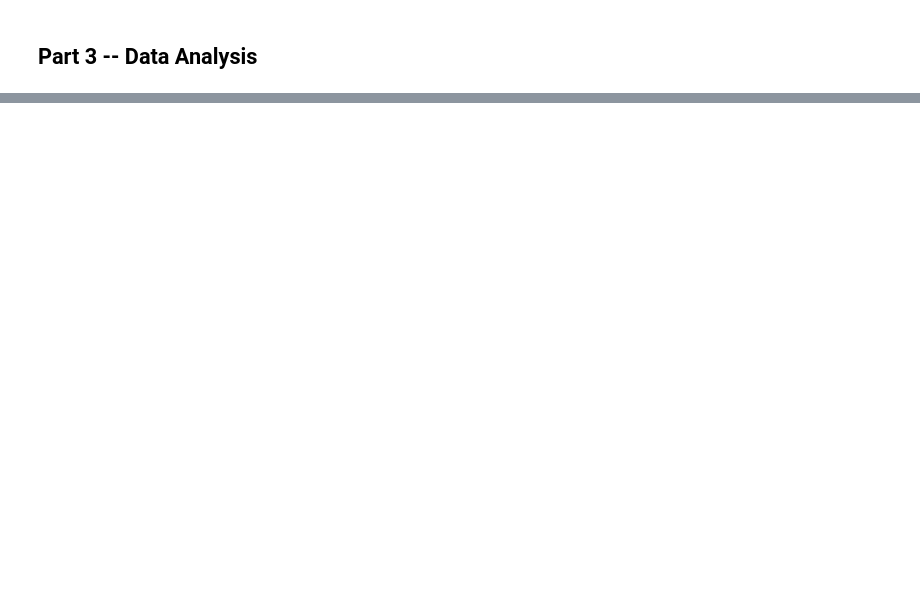
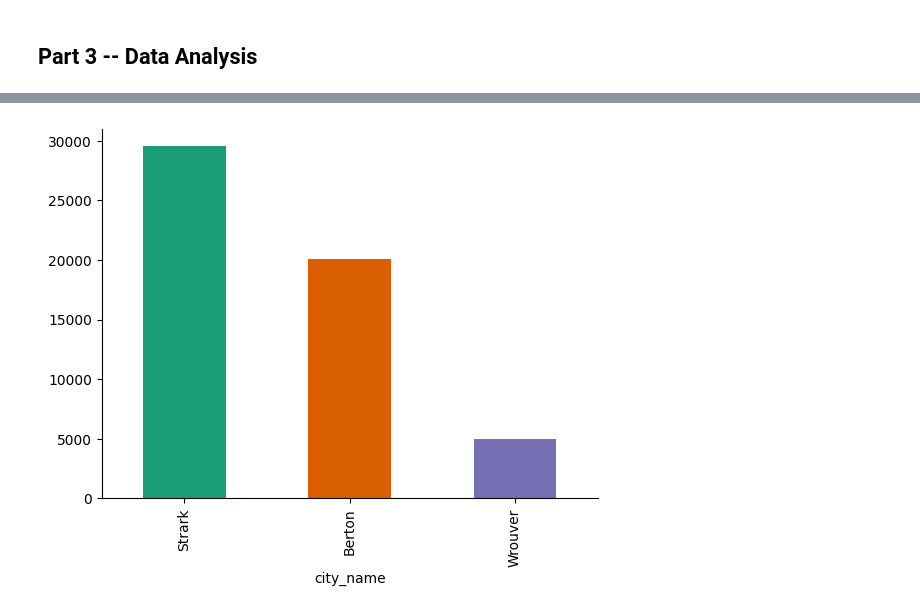
Before and after one commit to kcmeehan/InterviewQuery, a Jupyter notebook: uber_3/uber_3/takehomefile.ipynb, the cells around one changed output, grey strips where cells are left out. Cells and saved outputs as stored; diff of their text form; code cells hidden in the pictures; blank space fills up the shorter version.

```diff
--- a/uber_3/uber_3/takehomefile.ipynb
+++ b/uber_3/uber_3/takehomefile.ipynb
@@ -301,0 +379,5 @@ Final decision.
+# %%
+df.groupby('city_name').size().sort_values(ascending=False).plot(kind='bar', color=sns.palettes.mpl_palette('Dark2'))
+plt.gca().spines[['top', 'right',]].set_visible(False)
+# %% [output]
+[figure, added]
```
Also changed, not shown: parts of 11 cells of this notebook.
